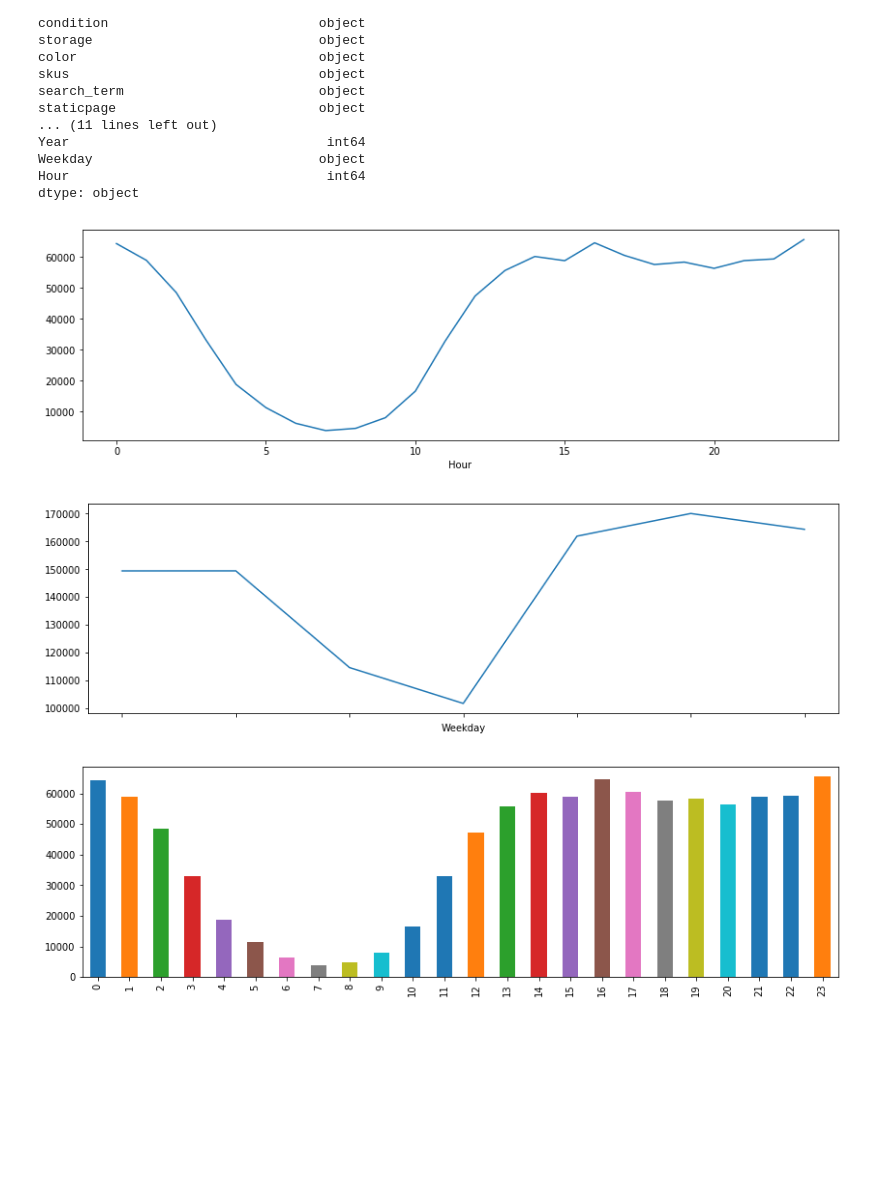
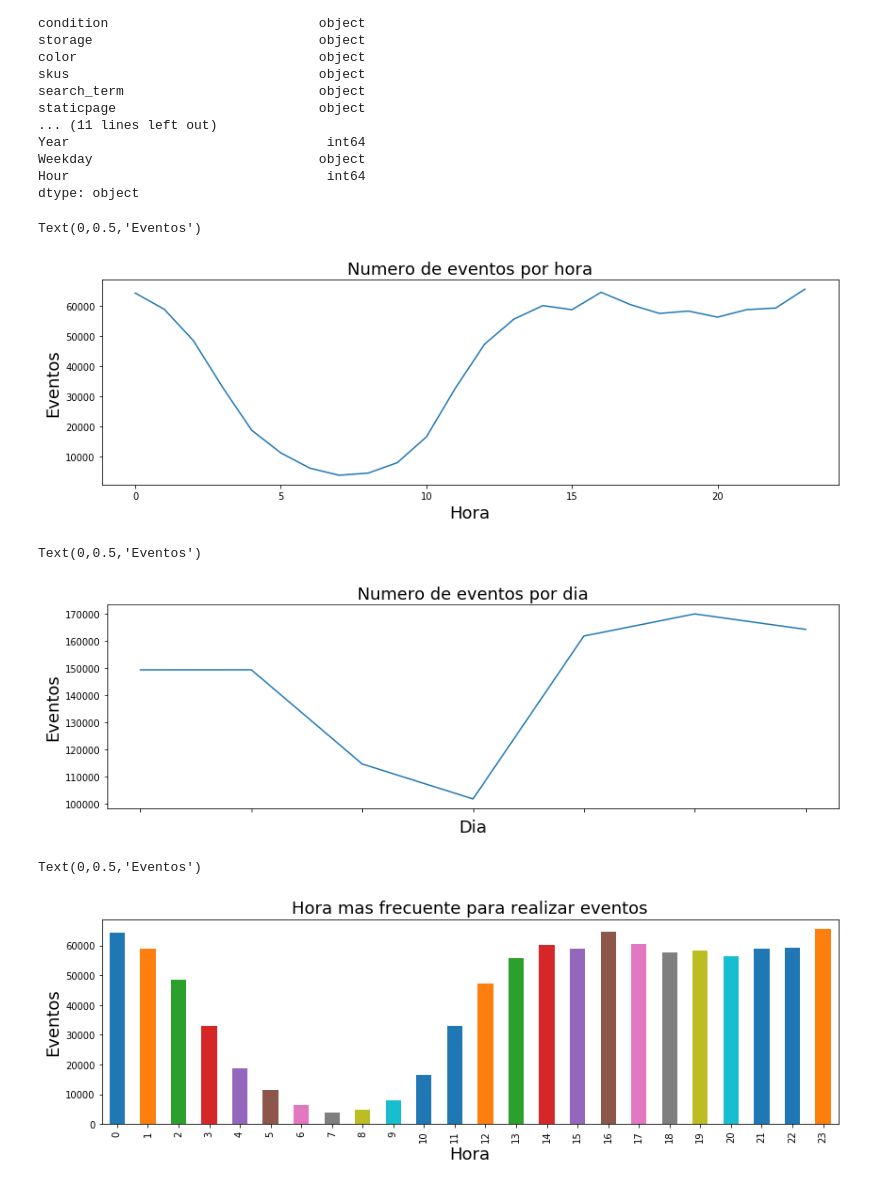
Before and after one commit to MartinCohen98/OrganizacionDeDatosTP1, a Jupyter notebook: AnalisisExploratorioTrocafoneBarbara.ipynb, the cells around one changed output. Saved outputs shown, nothing was run; the diff lists cells and outputs as text; code cells hidden in the pictures; blank space fills up the shorter version.

```diff
--- a/AnalisisExploratorioTrocafoneBarbara.ipynb
+++ b/AnalisisExploratorioTrocafoneBarbara.ipynb
@@ -71,19 +71,33 @@ Hour                                 int64
 dtype: object
 # %%
 # Numero de eventos por hora
-df.groupby('Hour').count()['event'].plot(figsize=(14,4));
+plotEH = df.groupby('Hour').count()['event'].plot(figsize=(14,4));
+
+plotEH.set_title("Numero de eventos por hora", fontsize=18)
+plotEH.set_xlabel("Hora",fontsize=18)
+plotEH.set_ylabel("Eventos", fontsize=18)
 # %% [output]
+Text(0,0.5,'Eventos')
-[figure, old version]
+[figure, new version]
 # %%
 # Numero de eventos por dia
-# Hay que agregarle los dias de la semana
-df.groupby('Weekday').count()['event'].plot(figsize=(14,4));
+# Hay que agregarle los dias de la semana ¿Como?
+plotED=df.groupby('Weekday').count()['event'].plot(figsize=(14,4));
+
+plotED.set_title("Numero de eventos por dia", fontsize=18)
+plotED.set_xlabel("Dia",fontsize=18)
+plotED.set_ylabel("Eventos", fontsize=18)
 # %% [output]
+Text(0,0.5,'Eventos')
-[figure, old version]
+[figure, new version]
 # %%
 #Hora mas comun para entrar al site y generar eventos
-df['Hour'].value_counts().sort_index().plot(kind='bar',figsize=(14,4));
+plotH=df['Hour'].value_counts().sort_index().plot(kind='bar',figsize=(14,4));
+plotH.set_title("Hora mas frecuente para realizar eventos", fontsize=18)
+plotH.set_xlabel("Hora",fontsize=18)
+plotH.set_ylabel("Eventos", fontsize=18)
 # %% [output]
+Text(0,0.5,'Eventos')
-[figure, old version]
+[figure, new version]
 # %%
 #paises y eventos
```
Also changed, not shown: parts of 6 cells of this notebook.
